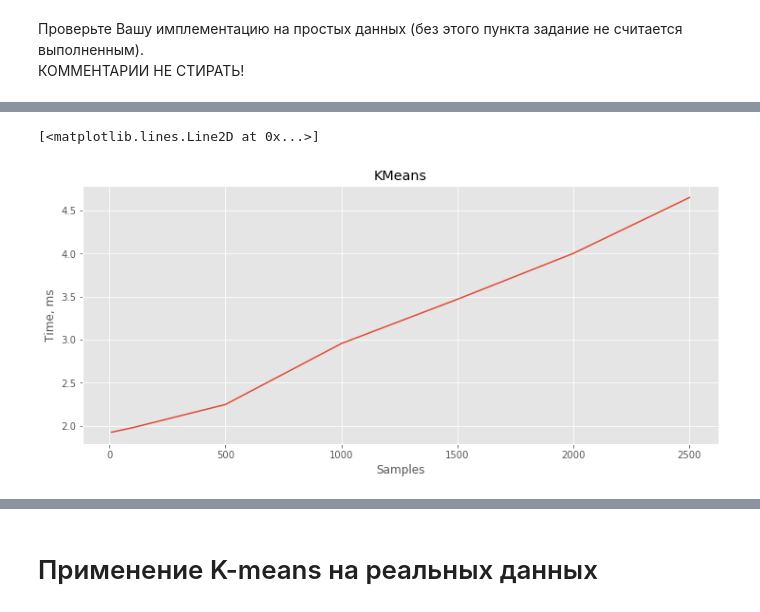
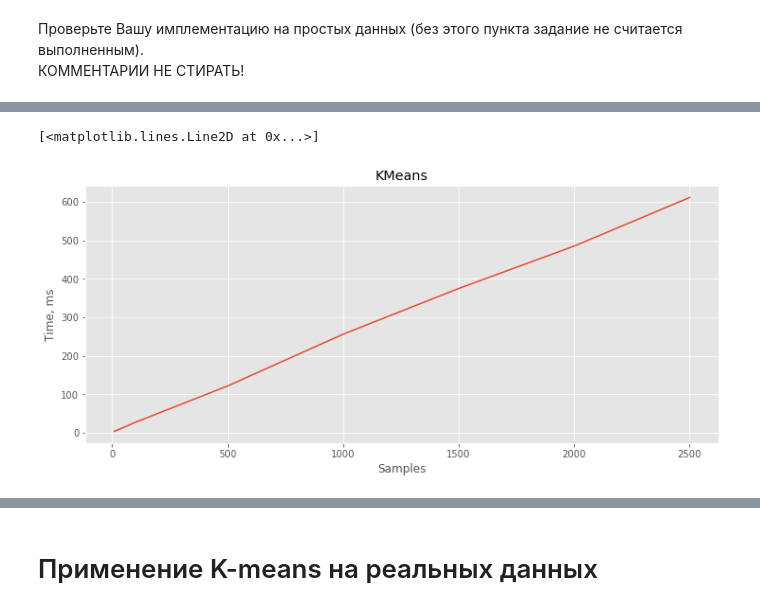
Before and after one commit to tereshinam/BD_homework, a Jupyter notebook: kmeans/tereshina_hw1.ipynb, the cells around one changed output, grey strips where cells are left out. Cells and saved outputs as stored; diff of their text form; code cells hidden in the pictures.

```diff
--- a/kmeans/tereshina_hw1.ipynb
+++ b/kmeans/tereshina_hw1.ipynb
@@ -580,7 +623,8 @@ class MiniBatchKMeans(Kmeans):
 from sklearn.datasets import make_blobs
 # %%
 X, y = make_blobs(n_samples=100, n_features=2, centers=3, cluster_std=1,
-           center_box=(-10.0, 10.0), shuffle=False, random_state=1234)
+                  center_box=(-10.0, 10.0), shuffle=False,
+                              random_state=1234)
 # %%
 plt.scatter(X[:,0], X[:, 1], c=y)
 # %% [output]
@@ -632,25 +676,23 @@ plt.scatter(X[:, 0], X[:, 1], c = labels)
 # %%
 ## Время выполнения алгоритма KMeans
-model = Kmeans(k = 3)
+model = Kmeans(k=3, random_state=14)
 
-t = %timeit -o -q -n3 (model.fit(X, y))
 n = [10, 100, 500, 1000, 1500, 2000, 2500]
-tm = np.empty(7)
+tm = np.empty(np.size(n))
 
-model = Kmeans(k = 3)
-for i in range(0, 7):
+for i in range(0, np.size(n)):
     X, y = make_blobs(n_samples=n[i], n_features=2, centers=3, cluster_std=1,
            center_box=(-10.0, 10.0), shuffle=False, random_state=1234)
     t = %timeit -o -q -n3 (model.fit(X, y))
     tm[i] = t.best * 1000.0
 
 plt.xlabel('Samples')
 plt.ylabel('Time, ms')
 plt.title('KMeans')
 
 plt.plot(n, tm)
 # %% [output]
 [<matplotlib.lines.Line2D at 0x...>]
-[figure, old version]
+[figure, new version]
 # %%
 ## Время выполнения алгоритма KMeans++
```
Also changed, not shown: parts of 20 cells of this notebook.
